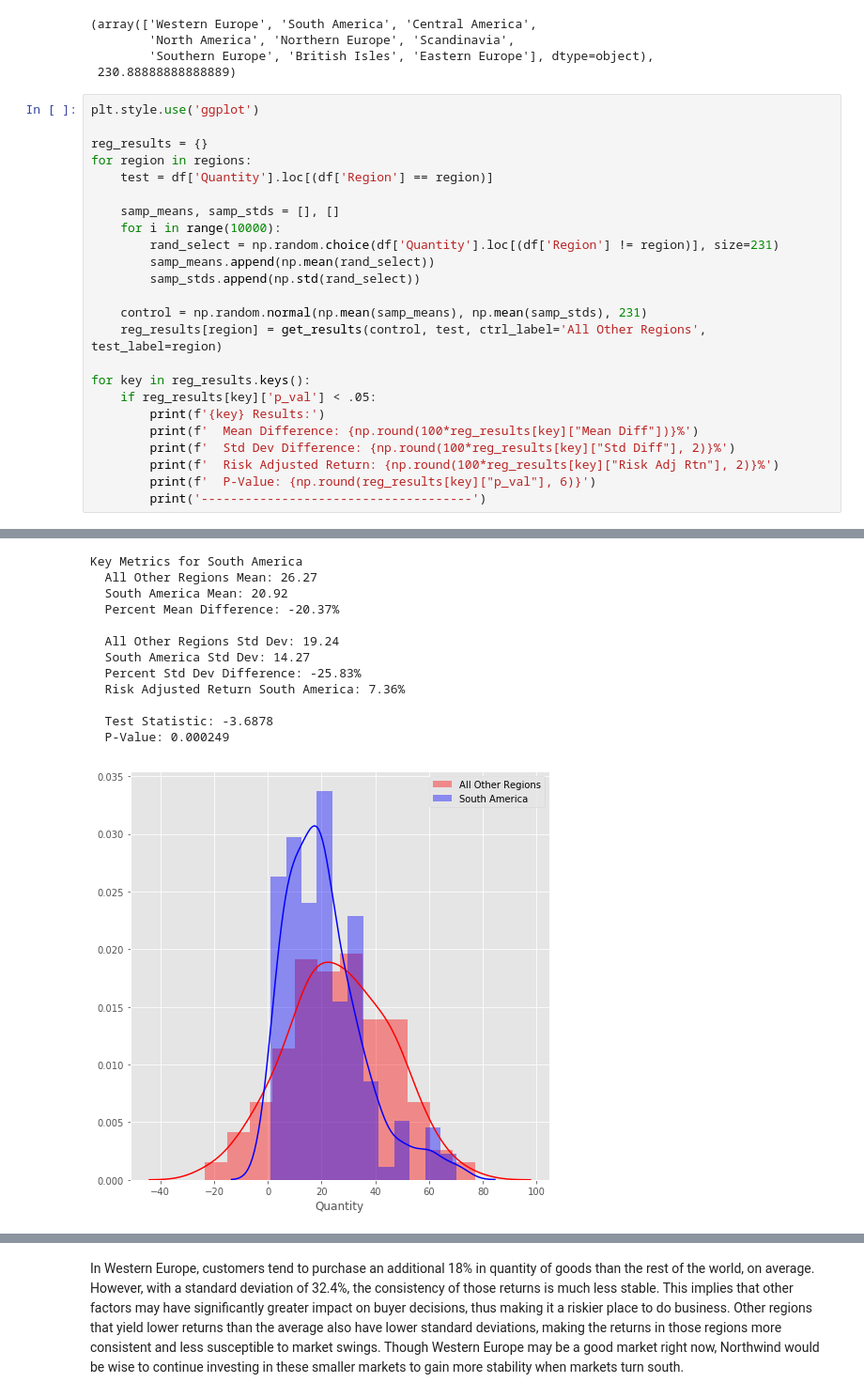
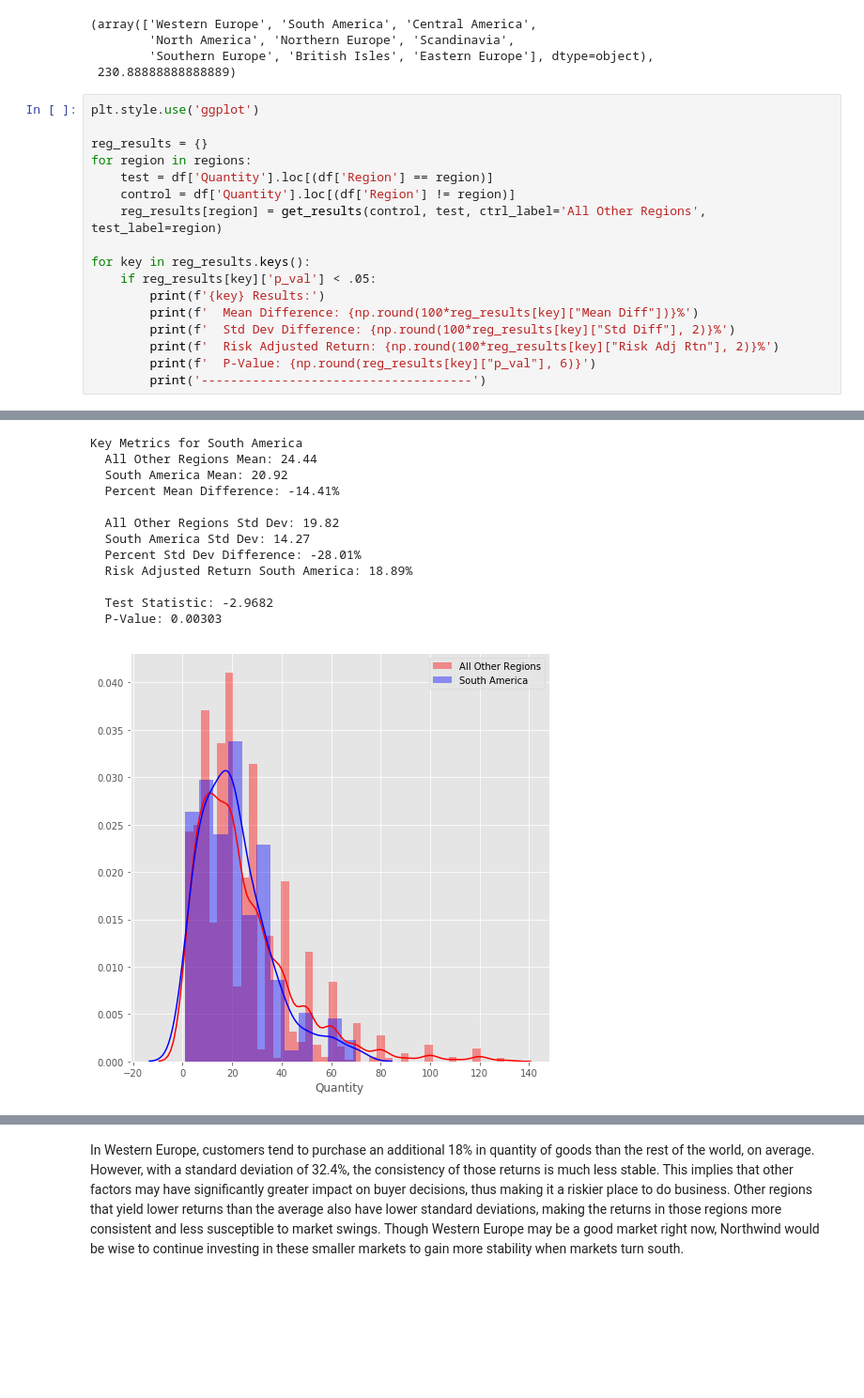
Before and after one commit to learn-co-students/dsc-2-final-project-online-ds-sp-000, a Jupyter notebook: project.ipynb, the cells around one changed output, grey strips where cells are left out. Shown at 94% size. Saved outputs shown, nothing was run; the diff lists cells and outputs as text; blank space fills up the shorter version.

```diff
--- a/project.ipynb
+++ b/project.ipynb
@@ -328,14 +327,7 @@ plt.style.use('ggplot')
 reg_results = {}
 for region in regions:
     test = df['Quantity'].loc[(df['Region'] == region)]
-
-    samp_means, samp_stds = [], []
-    for i in range(10000):
-        rand_select = np.random.choice(df['Quantity'].loc[(df['Region'] != region)], size=231)
-        samp_means.append(np.mean(rand_select))
-        samp_stds.append(np.std(rand_select))
-
-    control = np.random.normal(np.mean(samp_means), np.mean(samp_stds), 231)
+    control = df['Quantity'].loc[(df['Region'] != region)]
     reg_results[region] = get_results(control, test, ctrl_label='All Other Regions', test_label=region)
 
 for key in reg_results.keys():
@@ -364,13 +356,13 @@ Key Metrics for Western Europe
 Key Metrics for South America
-  All Other Regions Mean: 26.27
+  All Other Regions Mean: 24.44
   South America Mean: 20.92
-  Percent Mean Difference: -20.37%
+  Percent Mean Difference: -14.41%
 
-  All Other Regions Std Dev: 19.24
+  All Other Regions Std Dev: 19.82
   South America Std Dev: 14.27
-  Percent Std Dev Difference: -25.83%
-  Risk Adjusted Return South America: 7.36%
+  Percent Std Dev Difference: -28.01%
+  Risk Adjusted Return South America: 18.89%
 
-  Test Statistic: -3.6878
-  P-Value: 0.000249
+  Test Statistic: -2.9682
+  P-Value: 0.00303
-[figure, old version]
+[figure, new version]
```
Also changed, not shown: parts of 11 cells of this notebook, 1 other file.
